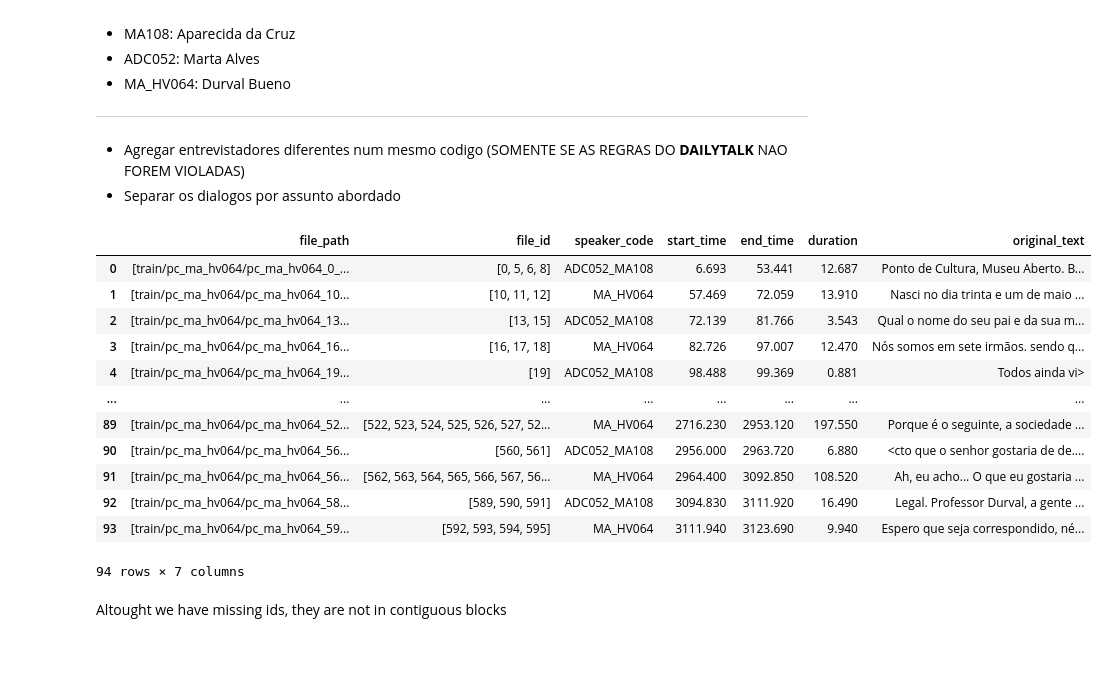
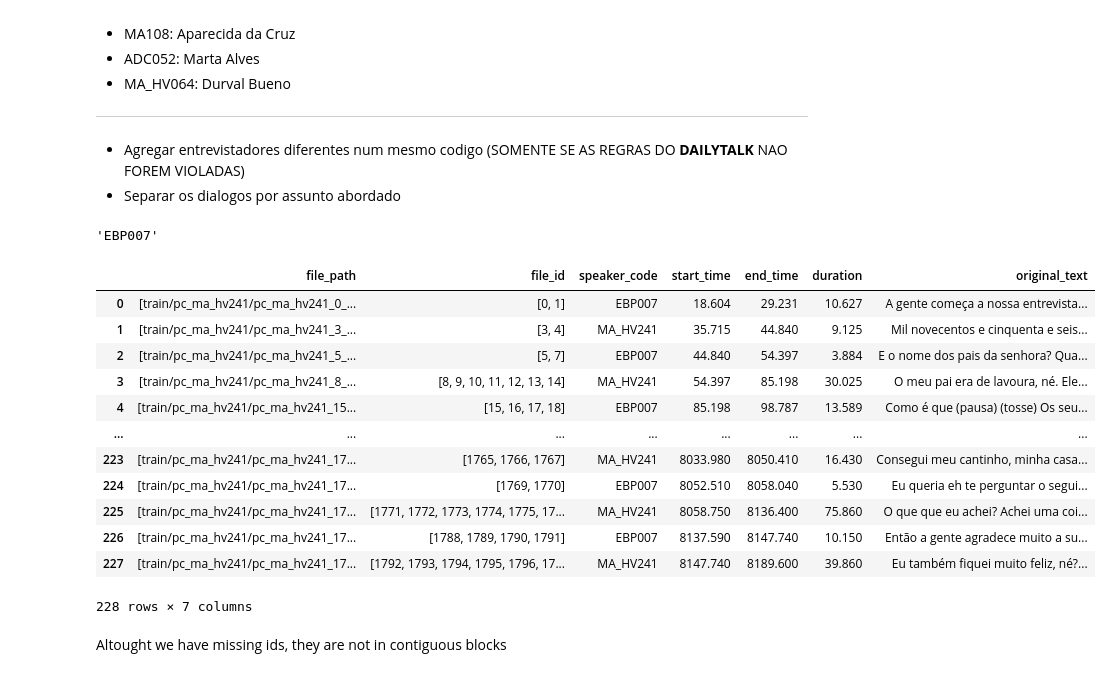
Before and after one commit to antonioMoreira/my-masters-degree, a Jupyter notebook: notebooks/mupe-dataset.ipynb, the cells around one changed output. Drawn from its saved outputs; the diff is of its cells as text; code cells hidden in the pictures.

Commit message:
Enhance aggregate_sample_dialogues function: include joined interviewer speaker_code in return tuple and adjust speaker code joining logic

```diff
--- a/notebooks/mupe-dataset.ipynb
+++ b/notebooks/mupe-dataset.ipynb
@@ -55,20 +55,25 @@ import datasets
 import numpy as np
 import pandas as pd
 from google import genai
+from dotenv import load_dotenv
 from google.genai import types
 from datasets import Audio
 import matplotlib.pyplot as plt
 from pydantic import BaseModel, Field
 from IPython.display import Audio as ipyAudio
 
+NOTEBOOKS_PATH = Path.cwd()
+DATASETS_PATH = NOTEBOOKS_PATH / "datasets"
+MUPE_GIT_PATH = DATASETS_PATH / "coling-mupe-asr"
+assert all([DATASETS_PATH.exists(), MUPE_GIT_PATH.exists()])
 
 # Audio(filename="./file_example_WAV_1MG.wav")
 # os.environ["VERTEX_AI_API_KEY"], os.environ["GEMINI_API_KEY"]
 # %% [markdown]
 # Opening train dataset
 # %%
-mupe_train = pd.read_csv("/home/antonio-moreira/Documents/my-masters-degree/coling-mupe-asr/train.csv")
-mupe_train.head()
+mupe_train = pd.read_csv(MUPE_GIT_PATH / "train.csv")
+mupe_train.head(2)
 # %% [output]
 |  | audio_id | audio_name | file_path | speaker_type | speaker_code | speaker_gender | audio_quality | ... |
 | 0 | 859 | pc_ma_hv064 | train/pc_ma_hv064/pc_ma_hv064_0_6... | P/2 | MA108 | F | high | ... |
@@ -262,6 +271,19 @@ Total duration: 106.63130944444445
 
 - Agregar entrevistadores diferentes num mesmo codigo (SOMENTE SE AS REGRAS DO **DAILYTALK** NAO FOREM VIOLADAS)
 - Separar os dialogos por assunto abordado
+# %%
+s = mupe_train[mupe_train['audio_id'] == 484]
+
+fpe = s["file_path"].str.extract(
+        r"pc_ma_(?P<mupe_code>hv\d{3})_(?P<file_id>\d+)_")
+
+fpe['file_id'] = fpe['file_id'].astype(int)
+
+assert all(fpe['mupe_code'] == fpe['mupe_code'].iloc[0])
+
+s["speaker_code"].value_counts().index[-1]
+# %% [output]
+'EBP007'
 # %%
 def foo1():
     mupe_train_859 = mupe_train[mupe_train['audio_id'] == 859].sort_values("start_time").copy()
@@ -302,7 +324,7 @@ def foo1():
 
     df_agg
 # %%
-def aggregate_sample_dialogues(mupe_df: pd.DataFrame, audio_id: int) -> tuple[pd.DataFrame, list[int]]:
+def aggregate_sample_dialogues(mupe_df: pd.DataFrame, audio_id: int) -> tuple[pd.DataFrame, list[int], str]:
     """
     Aggregate contiguous utterances for a given audio_id and detect missing file counters.
 
@@ -313,58 +335,70 @@ def aggregate_sample_dialogues(mupe_df: pd.DataFrame, audio_id: int) -> tuple[pd
         - Sorted list of missing file_id counters.
     """
     sample = mupe_df.loc[mupe_df["audio_id"] == audio_id].sort_values("start_time").copy()
+
     if sample.empty:
         raise ValueError(f"No rows found for audio_id={audio_id}")
 
     speaker_counts = sample["speaker_code"].value_counts()
-    if len(speaker_counts) > 1:
+    if len(speaker_counts) > 2:
         interviewer_codes = speaker_counts.index[1:]
-        join_code = "_".join(interviewer_codes)
+        join_code:str = "_".join(interviewer_codes)
+        print(f"Joining interviewer codes {interviewer_codes} into '{join_code}'")
         sample.loc[sample["speaker_code"].isin(interviewer_codes), "speaker_code"] = join_code
+    else:
+        join_code:str = speaker_counts.index[-1]
 
     block_id = (sample["speaker_code"] != sample["speaker_code"].shift()).cumsum()
-    file_id_series = sample["file_path"].str.extract(r"pc_ma_hv064_(?P<file_id>\d+)_")["file_id"].astype(int)
+
+    file_path_extract = sample["file_path"].str.extract(
+        r"pc_ma_(?P<mupe_code>hv\d{3})_(?P<file_id>\d+)_")
+
+    assert all(file_path_extract['mupe_code'] == file_path_extract['mupe_code'].iloc[0]), \
+        "Multiple mupe_code values found in the sample."
+
+    file_id_series = file_path_extract["file_id"].astype(int)
 
     df_agg = (
         sample.assign(block_id=block_id, file_id=file_id_series)
         .groupby("block_id")
         .agg(
             file_path=("file_path", list),
             file_id=("file_id", list),
             speaker_code=("speaker_code", "first"),
             start_time=("start_time", "min"),
             end_time=("end_time", "max"),
             duration=("duration", "sum"),
             original_text=("original_text", " ".join),
         )
         .reset_index(drop=True)
     )
 
     if file_id_series.empty:
-        return df_agg, []
+        return df_agg, [], join_code
 
     file_ids = file_id_series.to_numpy(dtype=int)
     expected = set(range(file_ids.min(), file_ids.max() + 1))
     missing_ids = sorted(expected.difference(file_ids))
-    return df_agg, missing_ids
+    return df_agg, missing_ids, join_code
 
-#[1, 2, 3, 4, 7, 9, 14, 349, 352]
-mupe_train_859, missing_ids_859 = aggregate_sample_dialogues(mupe_train, audio_id=859)
-mupe_train_859
+# Valid audios ids: 859, 484, 461
+mupe_train_sample, missing_ids_sample, itvw_code = aggregate_sample_dialogues(mupe_train, audio_id=484)
+# display(missing_ids_sample)
+mupe_train_sample
 # %% [output]
 |  | file_path | file_id | speaker_code | start_time | end_time | duration | original_text |
-| 0 | [train/pc_ma_hv064/pc_ma_hv064_0_... | [0, 5, 6, 8] | ADC052_MA108 | 6.693 | 53.441 | 12.687 | Ponto de Cultura, Museu Aberto. B... |
-| 1 | [train/pc_ma_hv064/pc_ma_hv064_10... | [10, 11, 12] | MA_HV064 | 57.469 | 72.059 | 13.910 | Nasci no dia trinta e um de maio ... |
-| 2 | [train/pc_ma_hv064/pc_ma_hv064_13... | [13, 15] | ADC052_MA108 | 72.139 | 81.766 | 3.543 | Qual o nome do seu pai e da sua m... |
-| 3 | [train/pc_ma_hv064/pc_ma_hv064_16... | [16, 17, 18] | MA_HV064 | 82.726 | 97.007 | 12.470 | Nós somos em sete irmãos. sendo q... |
-| 4 | [train/pc_ma_hv064/pc_ma_hv064_19... | [19] | ADC052_MA108 | 98.488 | 99.369 | 0.881 | Todos ainda vi> |
+| 0 | [train/pc_ma_hv241/pc_ma_hv241_0_... | [0, 1] | EBP007 | 18.604 | 29.231 | 10.627 | A gente começa a nossa entrevista... |
+| 1 | [train/pc_ma_hv241/pc_ma_hv241_3_... | [3, 4] | MA_HV241 | 35.715 | 44.840 | 9.125 | Mil novecentos e cinquenta e seis... |
+| 2 | [train/pc_ma_hv241/pc_ma_hv241_5_... | [5, 7] | EBP007 | 44.840 | 54.397 | 3.884 | E o nome dos pais da senhora? Qua... |
+| 3 | [train/pc_ma_hv241/pc_ma_hv241_8_... | [8, 9, 10, 11, 12, 13, 14] | MA_HV241 | 54.397 | 85.198 | 30.025 | O meu pai era de lavoura, né. Ele... |
+| 4 | [train/pc_ma_hv241/pc_ma_hv241_15... | [15, 16, 17, 18] | EBP007 | 85.198 | 98.787 | 13.589 | Como é que (pausa) (tosse) Os seu... |
 | ... | ... | ... | ... | ... | ... | ... | ... |
-| 89 | [train/pc_ma_hv064/pc_ma_hv064_52... | [522, 523, 524, 525, 526, 527, 52... | MA_HV064 | 2716.230 | 2953.120 | 197.550 | Porque é o seguinte, a sociedade ... |
-| 90 | [train/pc_ma_hv064/pc_ma_hv064_56... | [560, 561] | ADC052_MA108 | 2956.000 | 2963.720 | 6.880 | <cto que o senhor gostaria de de.... |
-| 91 | [train/pc_ma_hv064/pc_ma_hv064_56... | [562, 563, 564, 565, 566, 567, 56... | MA_HV064 | 2964.400 | 3092.850 | 108.520 | Ah, eu acho... O que eu gostaria ... |
-| 92 | [train/pc_ma_hv064/pc_ma_hv064_58... | [589, 590, 591] | ADC052_MA108 | 3094.830 | 3111.920 | 16.490 | Legal. Professor Durval, a gente ... |
-| 93 | [train/pc_ma_hv064/pc_ma_hv064_59... | [592, 593, 594, 595] | MA_HV064 | 3111.940 | 3123.690 | 9.940 | Espero que seja correspondido, né... |
+| 223 | [train/pc_ma_hv241/pc_ma_hv241_17... | [1765, 1766, 1767] | MA_HV241 | 8033.980 | 8050.410 | 16.430 | Consegui meu cantinho, minha casa... |
+| 224 | [train/pc_ma_hv241/pc_ma_hv241_17... | [1769, 1770] | EBP007 | 8052.510 | 8058.040 | 5.530 | Eu queria eh te perguntar o segui... |
+| 225 | [train/pc_ma_hv241/pc_ma_hv241_17... | [1771, 1772, 1773, 1774, 1775, 17... | MA_HV241 | 8058.750 | 8136.400 | 75.860 | O que que eu achei? Achei uma coi... |
+| 226 | [train/pc_ma_hv241/pc_ma_hv241_17... | [1788, 1789, 1790, 1791] | EBP007 | 8137.590 | 8147.740 | 10.150 | Então a gente agradece muito a su... |
+| 227 | [train/pc_ma_hv241/pc_ma_hv241_17... | [1792, 1793, 1794, 1795, 1796, 17... | MA_HV241 | 8147.740 | 8189.600 | 39.860 | Eu também fiquei muito feliz, né?... |
-94 rows × 7 columns
+228 rows × 7 columns
 # %% [markdown]
 Altought we have missing ids, they are not in contiguous blocks
 # %%
```
Also changed, not shown: parts of 10 cells of this notebook, 3 other files.
